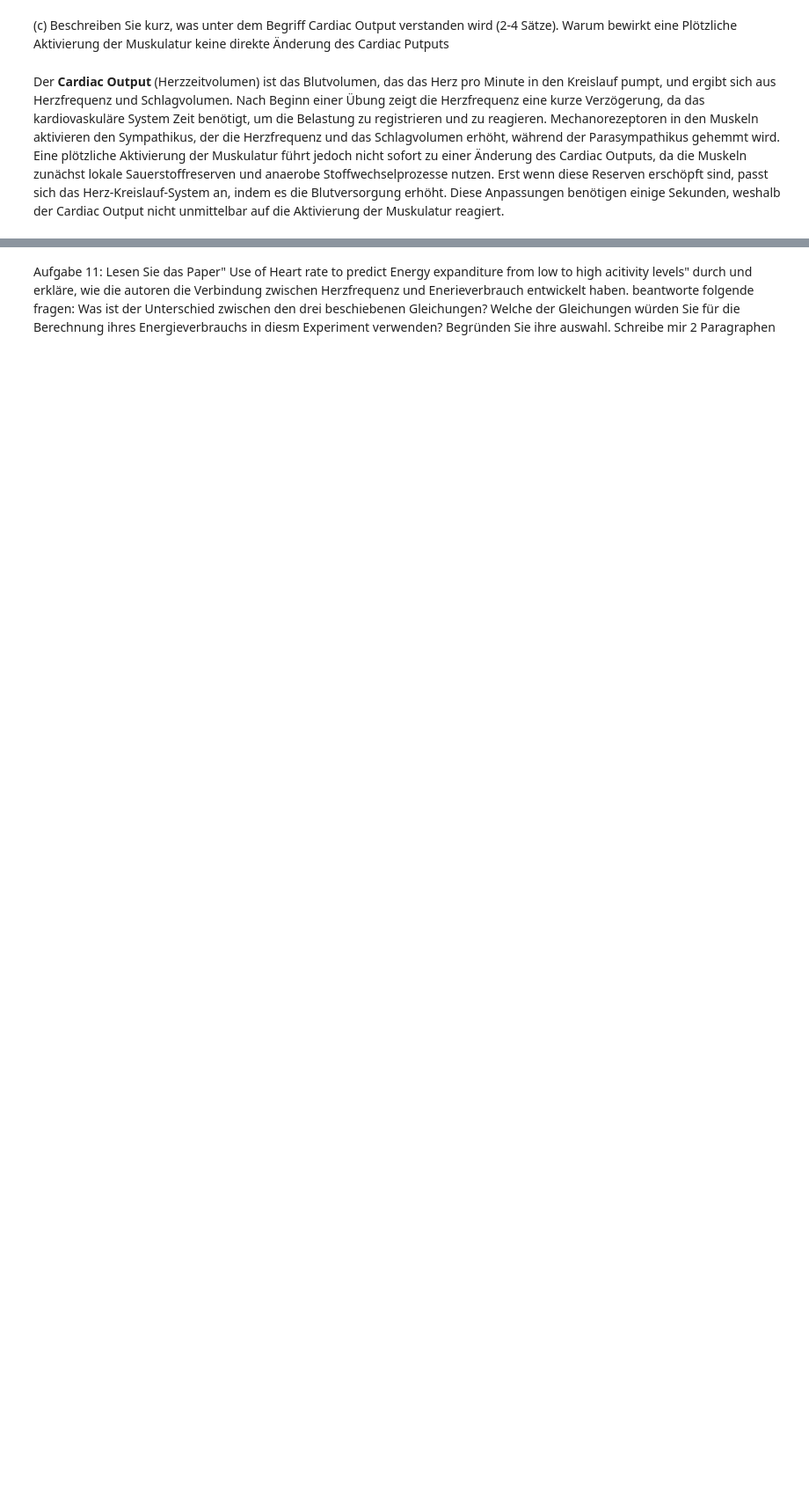
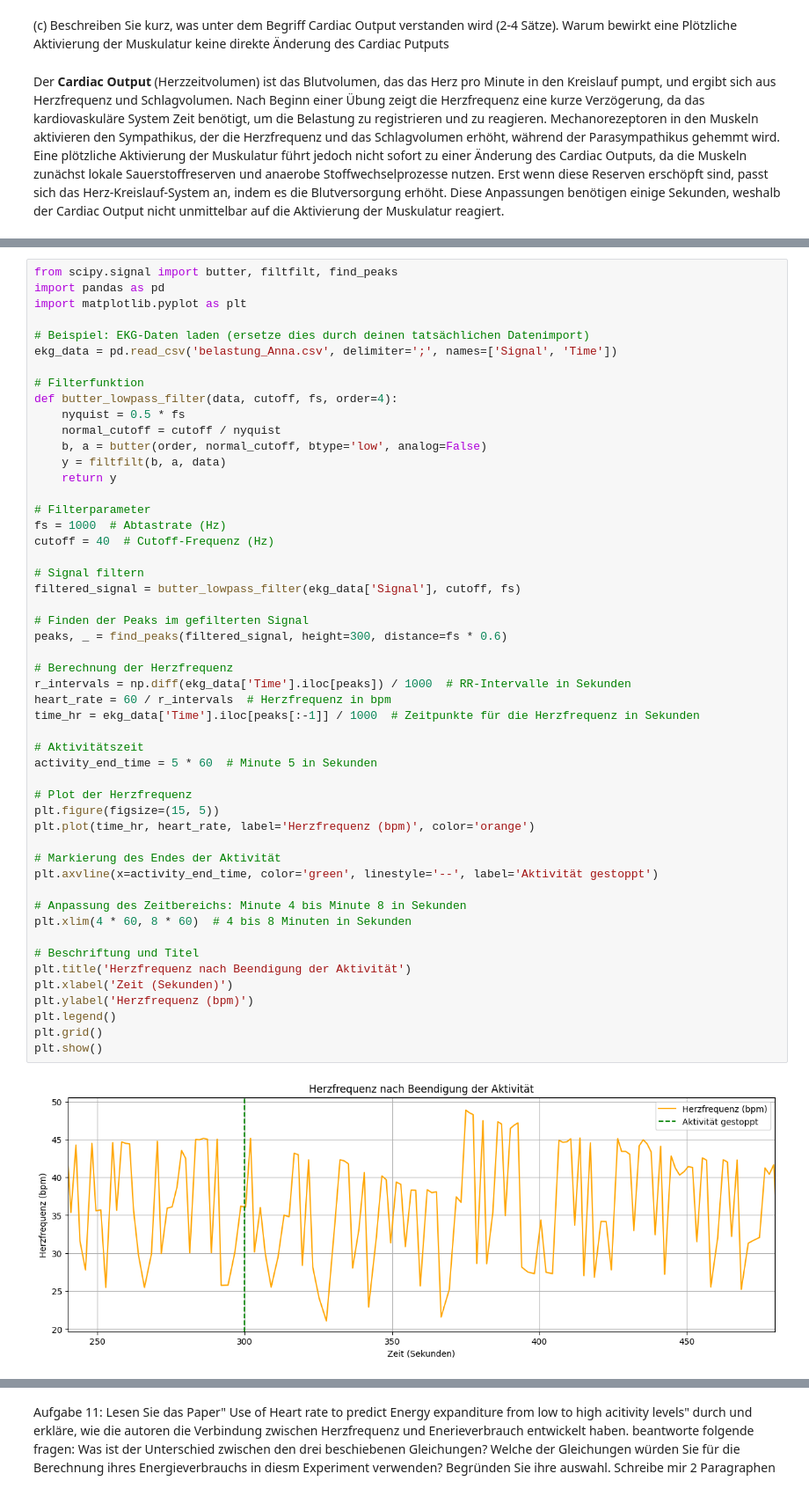
Before and after one commit to raniaxshehata/Biosignal_Praktikum_2, a Jupyter notebook: MainCode2_bearbeitetRS.ipynb, the cells around one changed output, grey strips where cells are left out. Shown at 88% size. Cells and saved outputs as stored; diff of their text form; blank space fills up the shorter version.

```diff
--- a/MainCode2_bearbeitetRS.ipynb
+++ b/MainCode2_bearbeitetRS.ipynb
@@ -1016,0 +1022,53 @@ Der **Cardiac Output** (Herzzeitvolumen) ist das Blutvolumen, das das Herz pro M
+# %%
+from scipy.signal import butter, filtfilt, find_peaks
+import pandas as pd
+import matplotlib.pyplot as plt
+
+# Beispiel: EKG-Daten laden (ersetze dies durch deinen tatsächlichen Datenimport)
+ekg_data = pd.read_csv('belastung_Anna.csv', delimiter=';', names=['Signal', 'Time'])
+
+# Filterfunktion
+def butter_lowpass_filter(data, cutoff, fs, order=4):
+    nyquist = 0.5 * fs
+    normal_cutoff = cutoff / nyquist
+    b, a = butter(order, normal_cutoff, btype='low', analog=False)
+    y = filtfilt(b, a, data)
+    return y
+
+# Filterparameter
+fs = 1000  # Abtastrate (Hz)
+cutoff = 40  # Cutoff-Frequenz (Hz)
+
+# Signal filtern
+filtered_signal = butter_lowpass_filter(ekg_data['Signal'], cutoff, fs)
+
+# Finden der Peaks im gefilterten Signal
+peaks, _ = find_peaks(filtered_signal, height=300, distance=fs * 0.6)
+
+# Berechnung der Herzfrequenz
+r_intervals = np.diff(ekg_data['Time'].iloc[peaks]) / 1000  # RR-Intervalle in Sekunden
+heart_rate = 60 / r_intervals  # Herzfrequenz in bpm
+time_hr = ekg_data['Time'].iloc[peaks[:-1]] / 1000  # Zeitpunkte für die Herzfrequenz in Sekunden
+
+# Aktivitätszeit
+activity_end_time = 5 * 60  # Minute 5 in Sekunden
+
+# Plot der Herzfrequenz
+plt.figure(figsize=(15, 5))
+plt.plot(time_hr, heart_rate, label='Herzfrequenz (bpm)', color='orange')
+
+# Markierung des Endes der Aktivität
+plt.axvline(x=activity_end_time, color='green', linestyle='--', label='Aktivität gestoppt')
+
+# Anpassung des Zeitbereichs: Minute 4 bis Minute 8 in Sekunden
+plt.xlim(4 * 60, 8 * 60)  # 4 bis 8 Minuten in Sekunden
+
+# Beschriftung und Titel
+plt.title('Herzfrequenz nach Beendigung der Aktivität')
+plt.xlabel('Zeit (Sekunden)')
+plt.ylabel('Herzfrequenz (bpm)')
+plt.legend()
+plt.grid()
+plt.show()
+# %% [output]
+[figure, added]
```
Also changed, not shown: parts of 4 cells of this notebook.
